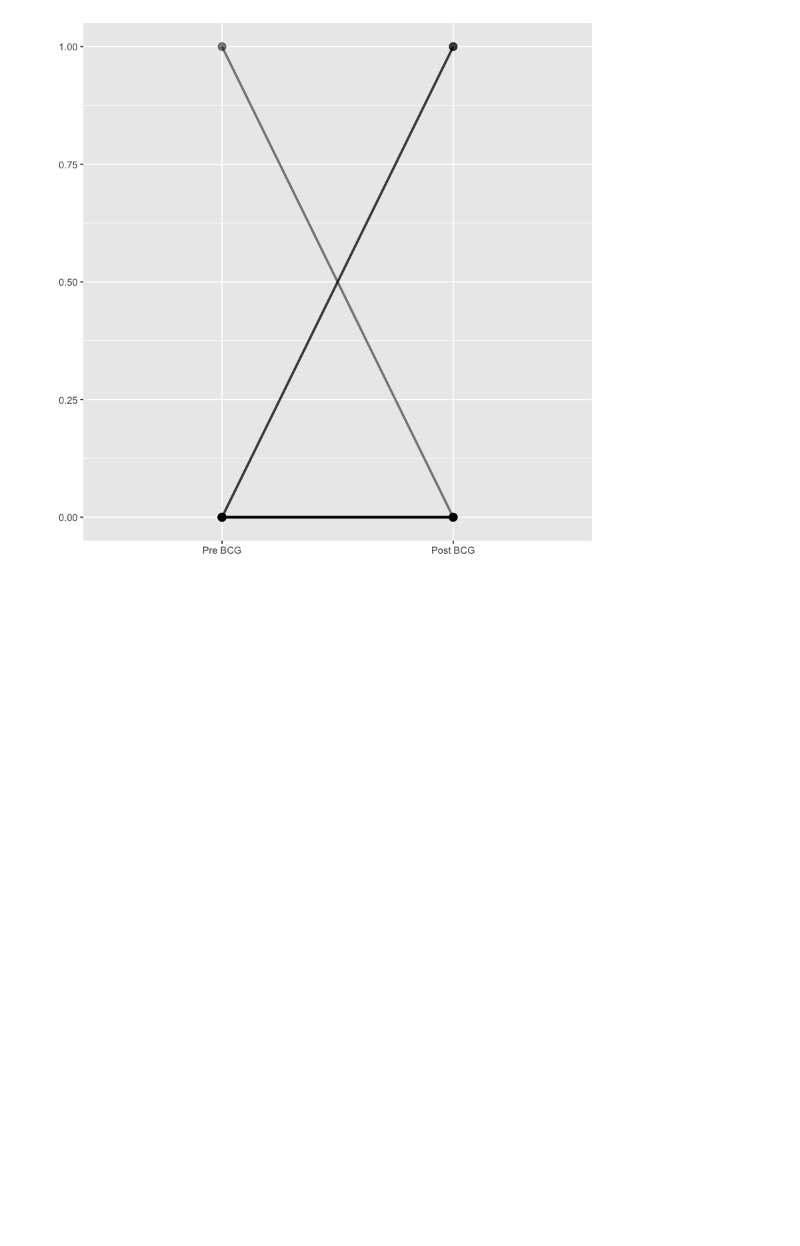
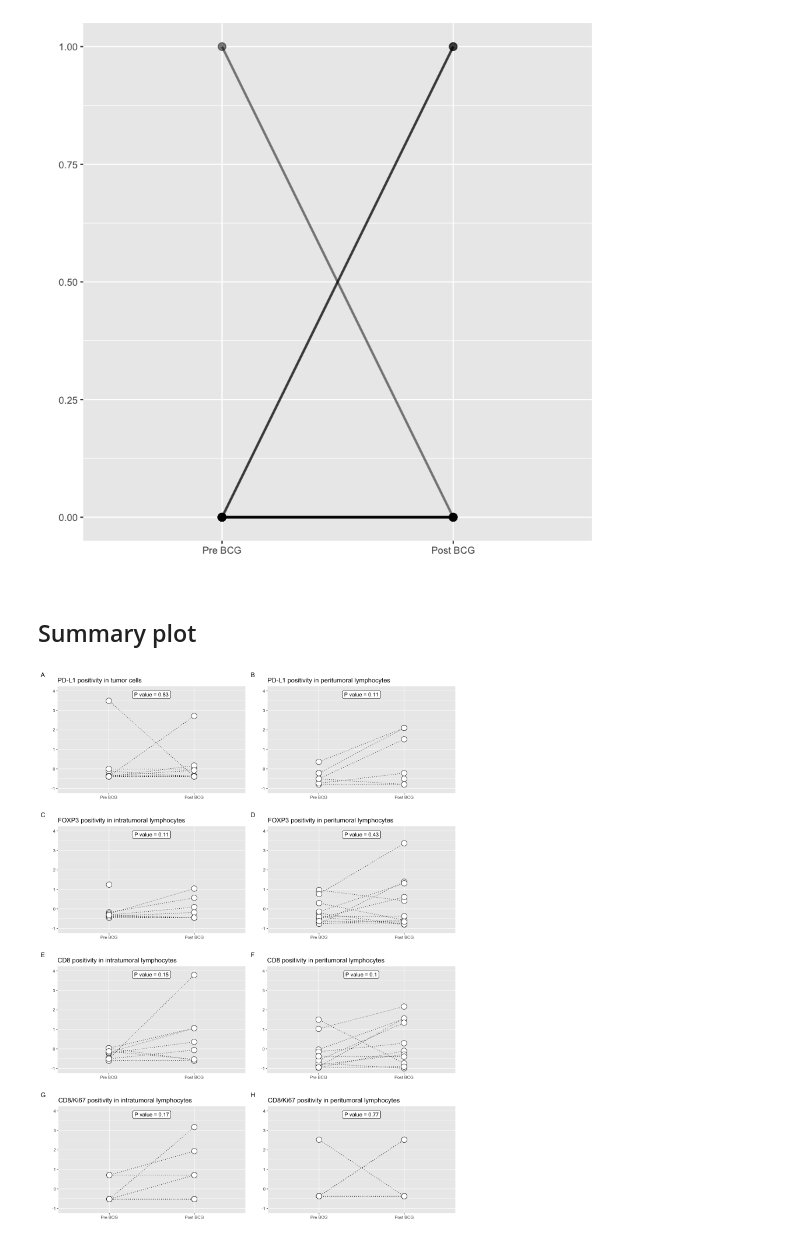
Before and after one commit to alcideschaux/PFCK-NMIBC, a Jupyter notebook: 06-PFCK-NMIBUC-BCG.ipynb, the cells around one changed output. Saved outputs shown, nothing was run; the diff lists cells and outputs as text; code cells hidden in the pictures; blank space fills up the shorter version.

```diff
--- a/06-PFCK-NMIBUC-BCG.ipynb
+++ b/06-PFCK-NMIBUC-BCG.ipynb
@@ -178,3 +174,72 @@ data:  Pre and Post
 V = 2, p-value = 0.7728
 alternative hypothesis: true location shift is not equal to 0
 [figure]
+# %% [markdown]
+## Summary plot
+# %%
+options(repr.plot.width = 12, repr.plot.height = 16)
+
+A <- DF_BCG %>% plot_ts(
+    biopsy_timing, pdl1_tumor, patient_id,
+    title = "PD-L1 positivity in tumor cells",
+    tag = "A"
+)
+
+B <- DF_BCG %>% plot_ts(
+    biopsy_timing, pdl1_lymph, patient_id,
+    title = "PD-L1 positivity in peritumoral lymphocytes",
+    tag = "B"
+)
+
+C <- DF_BCG %>% plot_ts(
+    biopsy_timing, foxp3_intratumoral, patient_id,
+    title = "FOXP3 positivity in intratumoral lymphocytes",
+    tag = "C"
+)
+
+D <- DF_BCG %>% plot_ts(
+    biopsy_timing, foxp3_peritumoral, patient_id,
+    title = "FOXP3 positivity in peritumoral lymphocytes",
+    tag = "D"
+)
+
+E <- DF_BCG %>% plot_ts(
+    biopsy_timing, cd8_intratumoral, patient_id,
+    title = "CD8 positivity in intratumoral lymphocytes",
+    tag = "E"
+)
+
+F <- DF_BCG %>% plot_ts(
+    biopsy_timing, cd8_peritumoral, patient_id,
+    title = "CD8 positivity in peritumoral lymphocytes",
+    tag = "F"
+)
+
+G <- DF_BCG %>% plot_ts(
+    biopsy_timing, cd8ki67_intratumoral, patient_id,
+    title = "CD8/Ki67 positivity in intratumoral lymphocytes",
+    tag = "G"
+)
+
+H <- DF_BCG %>% plot_ts(
+    biopsy_timing, cd8ki67_peritumoral, patient_id,
+    title = "CD8/Ki67 positivity in peritumoral lymphocytes",
+    tag = "H"
+)
+
+# Merging the figures
+Fig_BCG <- gridExtra::grid.arrange(
+    A, B, C, D, E, F, G, H,
+    ncol = 2
+)
+
+# Saving the plot
+ggsave(
+  filename = "PFCK-NMIBUC-Fig2-R1.tiff",
+  plot = Fig_BCG,
+  width = 12,
+  height = 16,
+  units = "in"
+)
+# %% [output]
+[figure, added]
```
Also changed, not shown: parts of 1 cell of this notebook, 5 other files.
